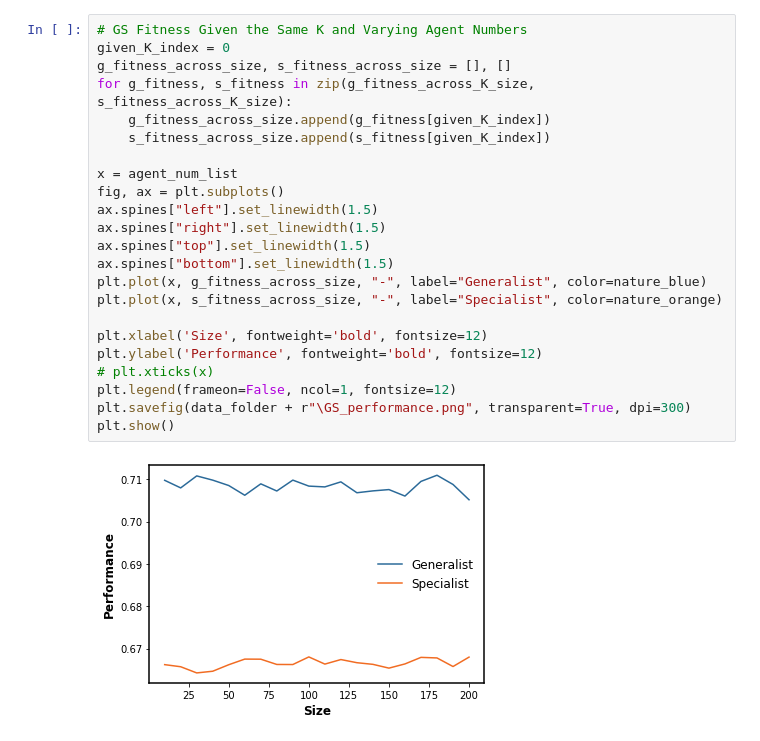
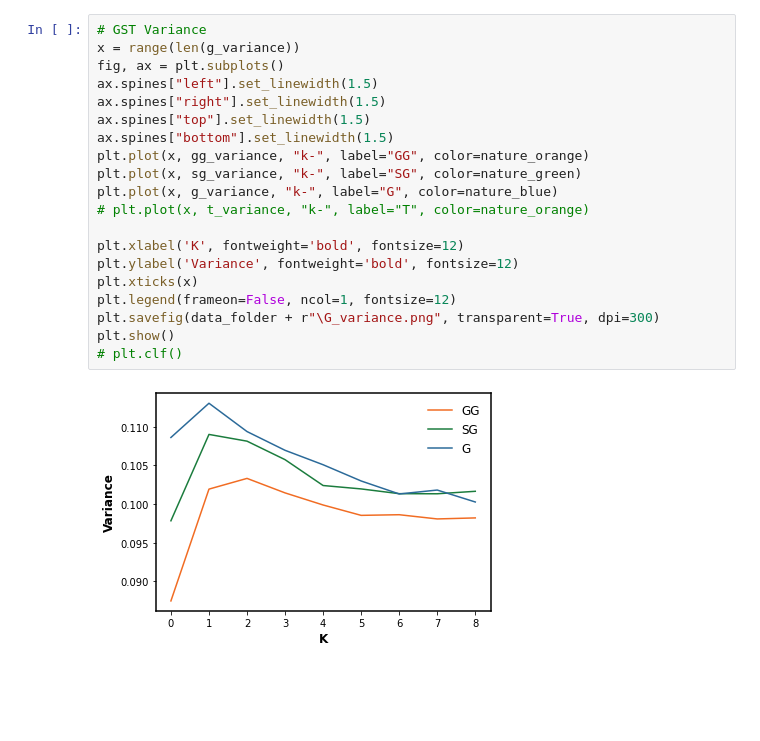
Before and after one commit to baldFemale/OpenInnovationFramework, a Jupyter notebook: Mechanism/LessIsEnough/Evaluator.ipynb, the cells around one changed output. Drawn from its saved outputs; the diff is of its cells as text; blank space fills up the shorter version.

```diff
--- a/Mechanism/LessIsEnough/Evaluator.ipynb
+++ b/Mechanism/LessIsEnough/Evaluator.ipynb
@@ -115,26 +171,23 @@ print(len(g_best_fitness_across_K_size[2]))
 # %%
-# GS Fitness Given the Same K and Varying Agent Numbers
-given_K_index = 0
-g_fitness_across_size, s_fitness_across_size = [], []
-for g_fitness, s_fitness in zip(g_fitness_across_K_size, s_fitness_across_K_size):
-    g_fitness_across_size.append(g_fitness[given_K_index])
-    s_fitness_across_size.append(s_fitness[given_K_index])
-
-x = agent_num_list
+# GST Variance
+x = range(len(g_variance))
 fig, ax = plt.subplots()
 ax.spines["left"].set_linewidth(1.5)
 ax.spines["right"].set_linewidth(1.5)
 ax.spines["top"].set_linewidth(1.5)
 ax.spines["bottom"].set_linewidth(1.5)
-plt.plot(x, g_fitness_across_size, "-", label="Generalist", color=nature_blue)
-plt.plot(x, s_fitness_across_size, "-", label="Specialist", color=nature_orange)
+plt.plot(x, gg_variance, "k-", label="GG", color=nature_orange)
+plt.plot(x, sg_variance, "k-", label="SG", color=nature_green)
+plt.plot(x, g_variance, "k-", label="G", color=nature_blue)
+# plt.plot(x, t_variance, "k-", label="T", color=nature_orange)
 
-plt.xlabel('Size', fontweight='bold', fontsize=12)
-plt.ylabel('Performance', fontweight='bold', fontsize=12)
-# plt.xticks(x)
+plt.xlabel('K', fontweight='bold', fontsize=12)
+plt.ylabel('Variance', fontweight='bold', fontsize=12)
+plt.xticks(x)
 plt.legend(frameon=False, ncol=1, fontsize=12)
-plt.savefig(data_folder + r"\GS_performance.png", transparent=True, dpi=300)
+plt.savefig(data_folder + r"\G_variance.png", transparent=True, dpi=300)
 plt.show()
+# plt.clf()
 # %% [output]
-[figure, old version]
+[figure, new version]
 # %%
```
Also changed, not shown: parts of 10 cells of this notebook, 11 other files.
